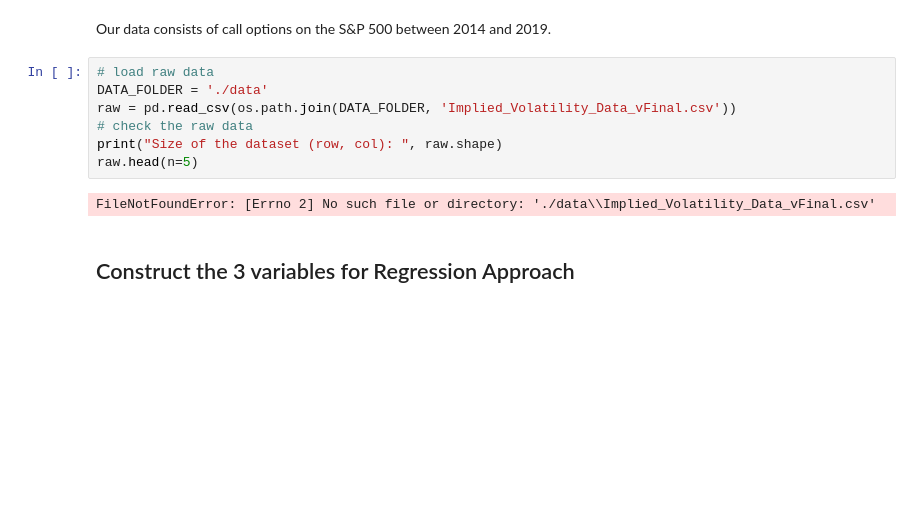
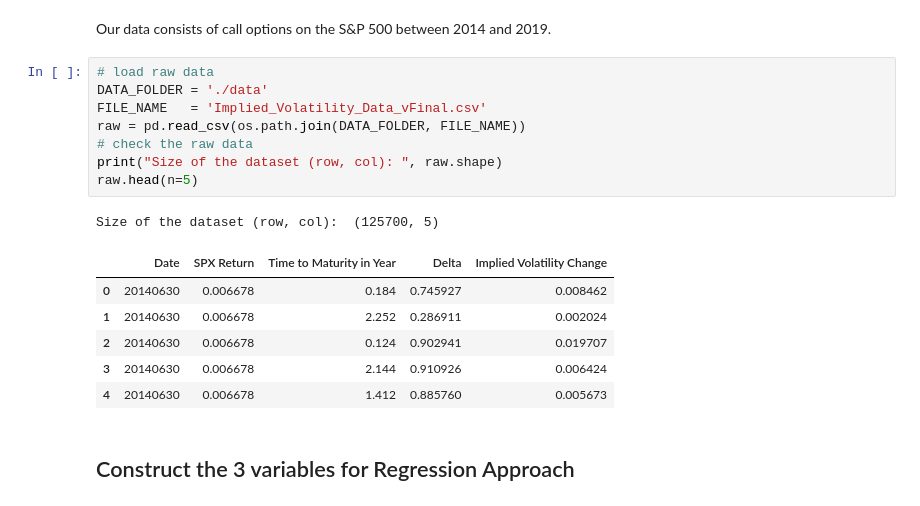
Before and after one commit to polyhedron-gdl/advanced-machine-learning-for-finance, a Jupyter notebook: 2022/1-notebooks/chapter-4-0.ipynb, the cells around one changed output. Cells and saved outputs as stored; diff of their text form; blank space fills up the shorter version.

```diff
--- a/2022/1-notebooks/chapter-4-0.ipynb
+++ b/2022/1-notebooks/chapter-4-0.ipynb
@@ -48,12 +48,19 @@ Our data consists of call options on the S&P 500 between 2014 and  2019.
 # %%
 # load raw data
 DATA_FOLDER = './data'
-raw = pd.read_csv(os.path.join(DATA_FOLDER, 'Implied_Volatility_Data_vFinal.csv'))
+FILE_NAME   = 'Implied_Volatility_Data_vFinal.csv'
+raw = pd.read_csv(os.path.join(DATA_FOLDER, FILE_NAME))
 # check the raw data
 print("Size of the dataset (row, col): ", raw.shape)
 raw.head(n=5)
 # %% [output]
-FileNotFoundError: [Errno 2] No such file or directory: './data\\Implied_Volatility_Data_vFinal.csv'
+Size of the dataset (row, col):  (125700, 5)
+|  | Date | SPX Return | Time to Maturity in Year | Delta | Implied Volatility Change |
+| 0 | 20140630 | 0.006678 | 0.184 | 0.745927 | 0.008462 |
+| 1 | 20140630 | 0.006678 | 2.252 | 0.286911 | 0.002024 |
+| 2 | 20140630 | 0.006678 | 0.124 | 0.902941 | 0.019707 |
+| 3 | 20140630 | 0.006678 | 2.144 | 0.910926 | 0.006424 |
+| 4 | 20140630 | 0.006678 | 1.412 | 0.885760 | 0.005673 |
 # %% [markdown]
 ## Construct the 3 variables for Regression Approach
 # %% [markdown]
```
Also changed, not shown: parts of 8 cells of this notebook, 2 other files.
